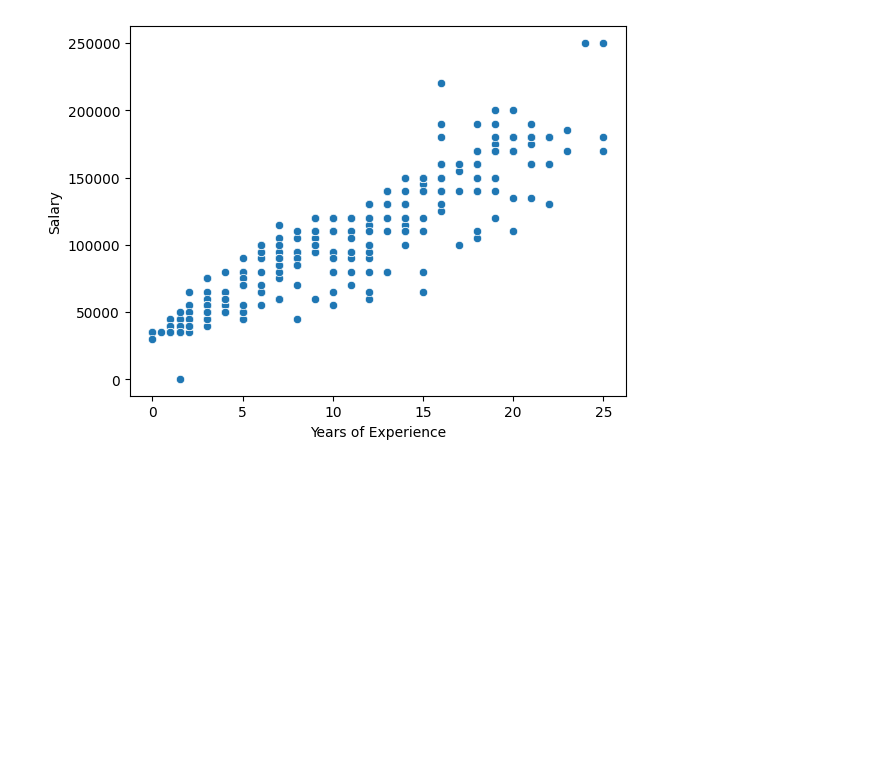
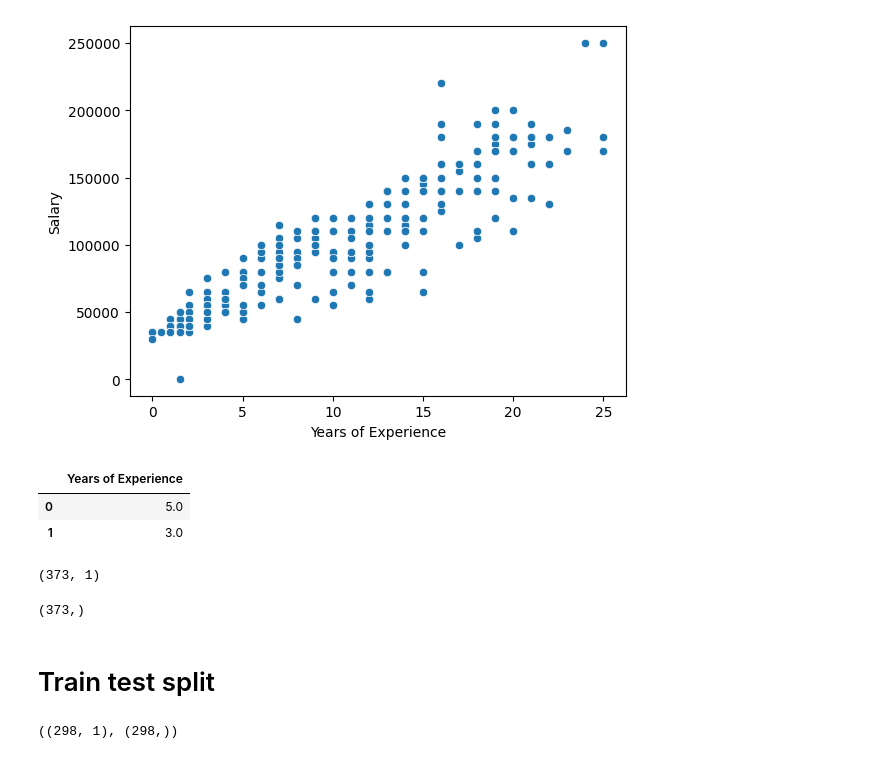
Before and after one commit to itsmepramila/salary-prediction, a Jupyter notebook: Introduction to linear regression salary prediction.ipynb, the cells around one changed output. Saved outputs shown, nothing was run; the diff lists cells and outputs as text; code cells hidden in the pictures; blank space fills up the shorter version.

Commit message:
salary prediction

```diff
--- a/Introduction to linear regression salary prediction.ipynb
+++ b/Introduction to linear regression salary prediction.ipynb
@@ -233,3 +233,22 @@ sns.scatterplot(x=df['Years of Experience'], y=df['Salary'])
 # %% [output]
 <Axes: xlabel='Years of Experience', ylabel='Salary'>
 [figure]
+# %%
+X=df[['Years of Experience']] # X 2D ma hunuhunxa
+y=df['Salary'] # y 1D ma hunxa
+# %%
+X.head(2)
+# %% [output]
+|  | Years of Experience |
+| 0 | 5.0 |
+| 1 | 3.0 |
+# %%
+X.shape
+# %% [output]
+(373, 1)
+# %%
+y.shape
+# %% [output]
+(373,)
+# %% [markdown]
+# Train test split
@@ -235,0 +258,4 @@ sns.scatterplot(x=df['Years of Experience'], y=df['Salary'])
+# %%
+X_train.shape, y_train.shape
+# %% [output]
+((298, 1), (298,))
```
Also changed, not shown: parts of 9 cells of this notebook.
